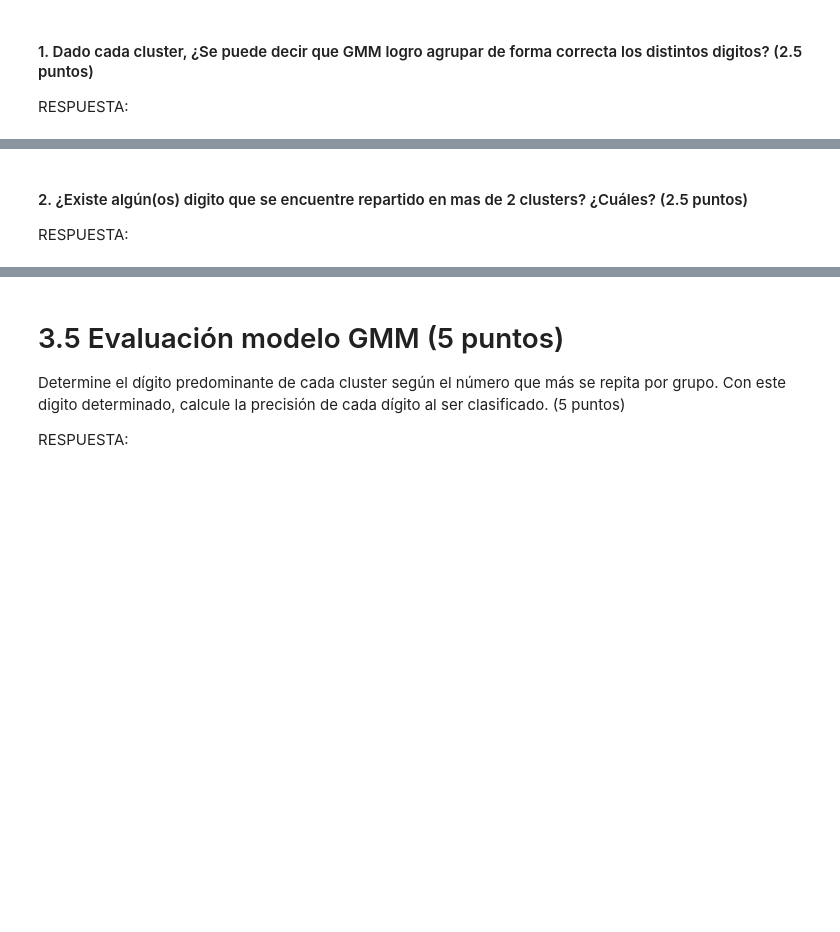
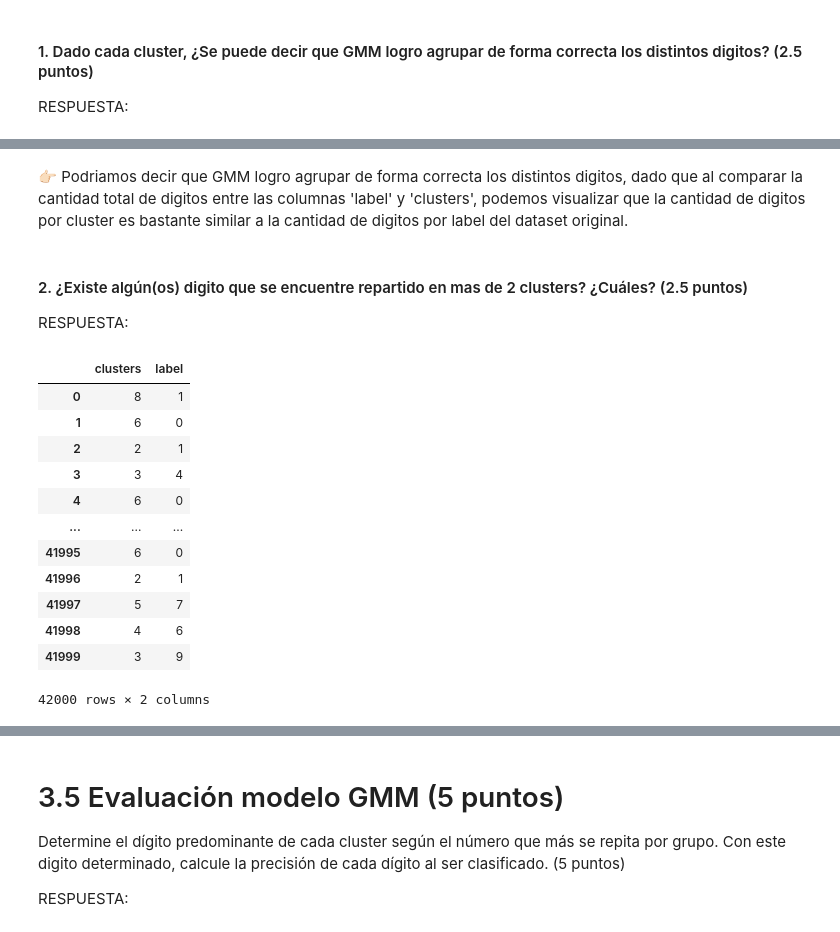
Before and after one commit to pedrozavalat/iic2433-tareas, a Jupyter notebook: t3/T3-PedroPabloZavalaTejos.ipynb, the cells around one changed output, grey strips where cells are left out. Cells and saved outputs as stored; diff of their text form; code cells hidden in the pictures; blank space fills up the shorter version.

```diff
--- a/t3/T3-PedroPabloZavalaTejos.ipynb
+++ b/t3/T3-PedroPabloZavalaTejos.ipynb
@@ -203,11 +205,10 @@ Codifica una función que utiliza el modelo `GaussianMixture` de sklearn para se
 
 RESPUESTA:
 # %%
-def clusterize(X, digits, y, n):
-    gmm = GaussianMixture(n, covariance_type='tied')
+def clusterize(X, y, n):
+    gmm = GaussianMixture(n, covariance_type='full')
     gmm.fit(X)
-    digits['classification'] = gmm.predict(X)
-    digits['label'] = y
-    return digits
+    df = pd.DataFrame({'clusters': gmm.predict(X), 'label': y})
+    return df
 # %%
-df_classificated =  clusterize(X_pca, digits, y, 10)
+df_classificated =  clusterize(X_pca, y, 10)
@@ -236,4 +238,23 @@ RESPUESTA:
+# %% [markdown]
+👉🏻 Podriamos decir que GMM logro agrupar de forma correcta los distintos digitos, dado que al comparar la cantidad total de digitos entre las columnas 'label'
+y 'clusters', podemos visualizar que la cantidad de digitos por cluster es bastante similar a la cantidad de digitos por label del dataset original.
 # %% [markdown]
 #### 2. ¿Existe algún(os) digito que se encuentre repartido en mas de 2 clusters? ¿Cuáles? (2.5 puntos)
 
 RESPUESTA:
+# %%
+df_classificated
+# %% [output]
+|  | clusters | label |
+| 0 | 8 | 1 |
+| 1 | 6 | 0 |
+| 2 | 2 | 1 |
+| 3 | 3 | 4 |
+| 4 | 6 | 0 |
+| ... | ... | ... |
+| 41995 | 6 | 0 |
+| 41996 | 2 | 1 |
+| 41997 | 5 | 7 |
+| 41998 | 4 | 6 |
+| 41999 | 3 | 9 |
+42000 rows × 2 columns
```
Also changed, not shown: parts of 15 cells of this notebook.
